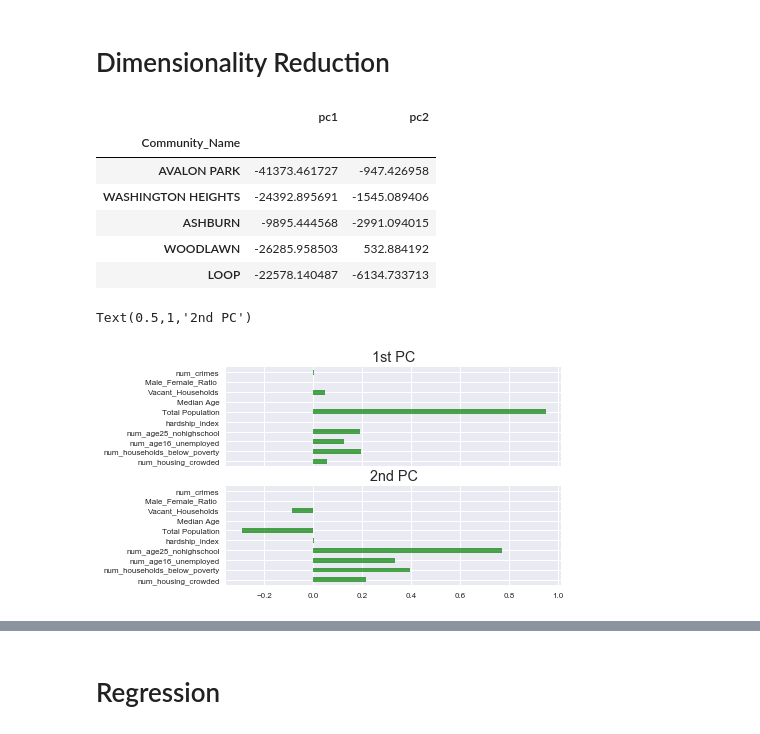
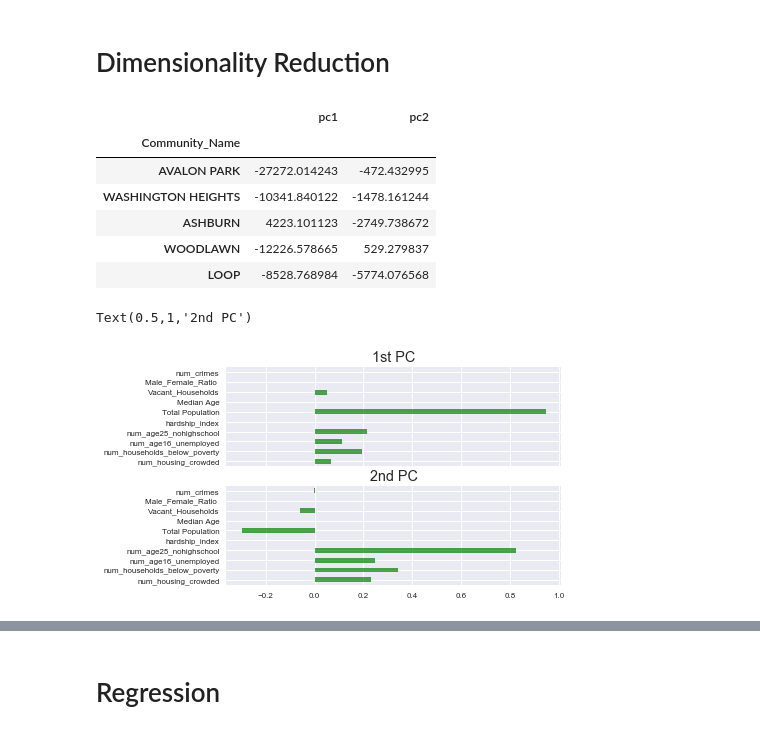
Before and after one commit to busybee333/conda, a Jupyter notebook: CrimeDataExtraction.ipynb, the cells around one changed output, grey strips where cells are left out. Cells and saved outputs as stored; diff of their text form; code cells hidden in the pictures.

```diff
--- a/CrimeDataExtraction.ipynb
+++ b/CrimeDataExtraction.ipynb
@@ -635,39 +645,39 @@ crimeDR = crimeDR[['Community_Name','percent_housing_crowded',
 crimeDR[['percent_housing_crowded',
        'percent_households_below_poverty', 'percent_age16_unemployed',
        'percent_age25_nohighschool']] /= 100
 
 crimeDR['percent_housing_crowded'] *=  crimeDR['Total Population']
 crimeDR['percent_households_below_poverty'] *=  crimeDR['Total Population']
 crimeDR['percent_age16_unemployed'] *=  crimeDR['Total Population']
 crimeDR['percent_age25_nohighschool'] *=  crimeDR['Total Population']
 
 crimeDR.columns = ['Community_Name','num_housing_crowded',
        'num_households_below_poverty', 'num_age16_unemployed',
        'num_age25_nohighschool', 'hardship_index', 'Total Population',
        'Median Age','Vacant_Households', 'Male_Female_Ratio ']
 
 community_areas = MostCommonPrimaryCrimeType.index.tolist()
 crimeDR = crimeDR[crimeDR['Community_Name'].isin(community_areas)]
-crimeDR2 = crimeDR.copy()
 crimeDR = crimeDR.set_index('Community_Name')
 crimeDR['num_crimes'] = count['crimes']
+crimeDR = crimeDR.loc[~crimeDR.index.duplicated(keep='first')]
 
 crimeDR.head()
 
 pca = PCA(n_components=2)
 pca.fit(crimeDR.values)
 
 projected = pca.transform(crimeDR)
 projected = pd.DataFrame(projected, columns=['pc1','pc2'], index=crimeDR.index)
 projected.head()
 # %% [output]
 |  | pc1 | pc2 |
 | Community_Name |  |  |
-| AVALON PARK | -41373.461727 | -947.426958 |
-| WASHINGTON HEIGHTS | -24392.895691 | -1545.089406 |
-| ASHBURN | -9895.444568 | -2991.094015 |
-| WOODLAWN | -26285.958503 | 532.884192 |
-| LOOP | -22578.140487 | -6134.733713 |
+| AVALON PARK | -27272.014243 | -472.432995 |
+| WASHINGTON HEIGHTS | -10341.840122 | -1478.161244 |
+| ASHBURN | 4223.101123 | -2749.738672 |
+| WOODLAWN | -12226.578665 | 529.279837 |
+| LOOP | -8528.768984 | -5774.076568 |
 # %%
 comp = pd.DataFrame(pca.components_, columns=crimeDR.columns, index=['pc1','pc2'])
 fig, axes = plt.subplots(2,1,sharex=True)
@@ -677,7 +687,7 @@ comp.loc['pc2'].plot(kind='barh',ax=axes[1],color='g',alpha=0.7)
 axes[1].set_title('2nd PC', size='x-large')
 # %% [output]
 Text(0.5,1,'2nd PC')
-[figure, old version]
+[figure, new version]
 # %%
 comp = pd.DataFrame(pca.components_, columns=crimeDR.columns, index=['pc1','pc2'])
 comp
```
Also changed, not shown: parts of 8 cells of this notebook.
